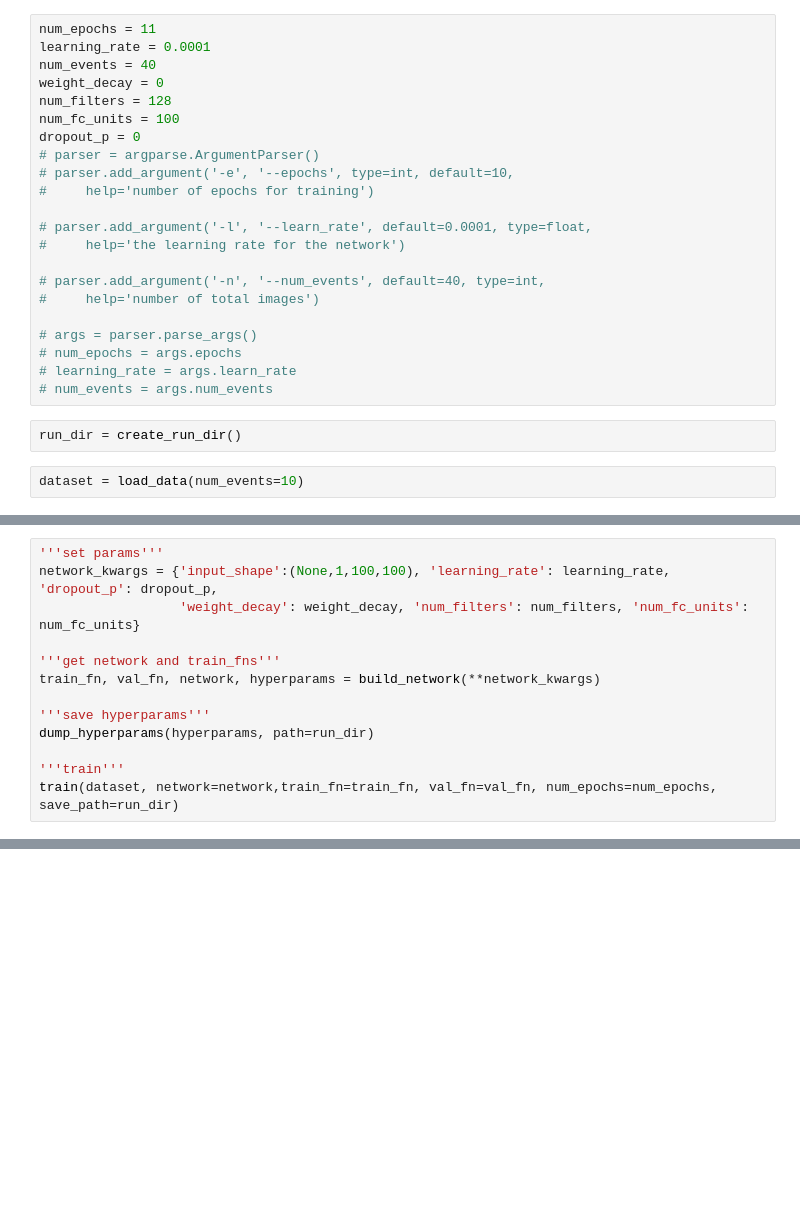
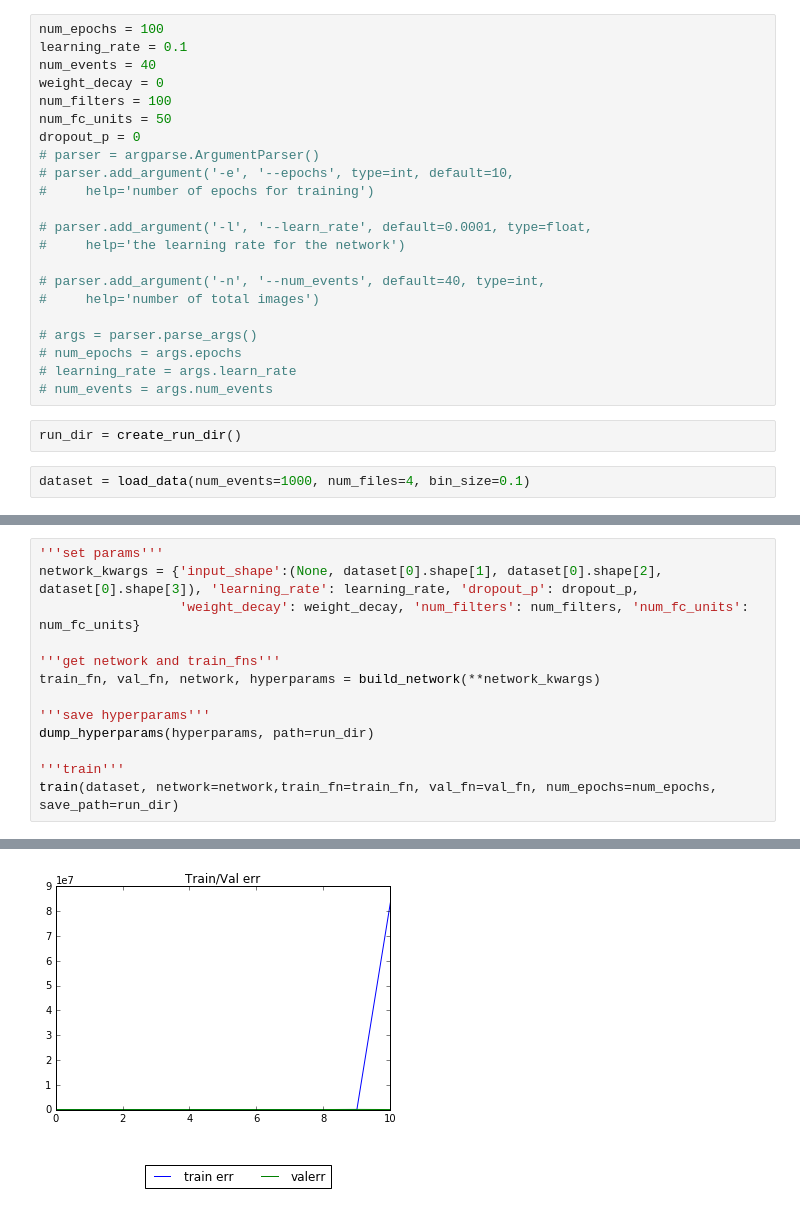
Before and after one commit to eracah/atlas_dl, a Jupyter notebook: atlas_main.ipynb, the cells around one changed output, grey strips where cells are left out. Drawn from its saved outputs; the diff is of its cells as text; blank space fills up the shorter version.

Commit message:
Tweaked data loader

```diff
--- a/atlas_main.ipynb
+++ b/atlas_main.ipynb
@@ -16,12 +18,12 @@ importing Jupyter notebook from notebooks/helper_fxns.ipynb
 importing Jupyter notebook from notebooks/print_n_plot.ipynb
 importing Jupyter notebook from notebooks/build_network.ipynb
 # %%
-num_epochs = 11
-learning_rate = 0.0001
+num_epochs = 100
+learning_rate = 0.1
 num_events = 40
 weight_decay = 0
-num_filters = 128
-num_fc_units = 100
+num_filters = 100
+num_fc_units = 50
 dropout_p = 0
 # parser = argparse.ArgumentParser()
 # parser.add_argument('-e', '--epochs', type=int, default=10,
@@ -40,4 +42,4 @@ dropout_p = 0
 # %%
 run_dir = create_run_dir()
 # %%
-dataset = load_data(num_events=10)
+dataset = load_data(num_events=1000, num_files=4, bin_size=0.1)
@@ -44,6 +65,6 @@ dataset = load_data(num_events=10)
 # %%
 '''set params'''
-network_kwargs = {'input_shape':(None,1,100,100), 'learning_rate': learning_rate, 'dropout_p': dropout_p,
+network_kwargs = {'input_shape':(None, dataset[0].shape[1], dataset[0].shape[2], dataset[0].shape[3]), 'learning_rate': learning_rate, 'dropout_p': dropout_p,
                   'weight_decay': weight_decay, 'num_filters': num_filters, 'num_fc_units': num_fc_units}
 
 '''get network and train_fns'''
@@ -54,3 +75,4 @@ dump_hyperparams(hyperparams, path=run_dir)
 
 '''train'''
 train(dataset, network=network,train_fn=train_fn, val_fn=val_fn, num_epochs=num_epochs, save_path=run_dir)
+# %% [output]
@@ -56,0 +96 @@ train(dataset, network=network,train_fn=train_fn, val_fn=val_fn, num_epochs=num_
+[figure, added]
```
Also changed, not shown: parts of 3 cells of this notebook, 5 other files.
